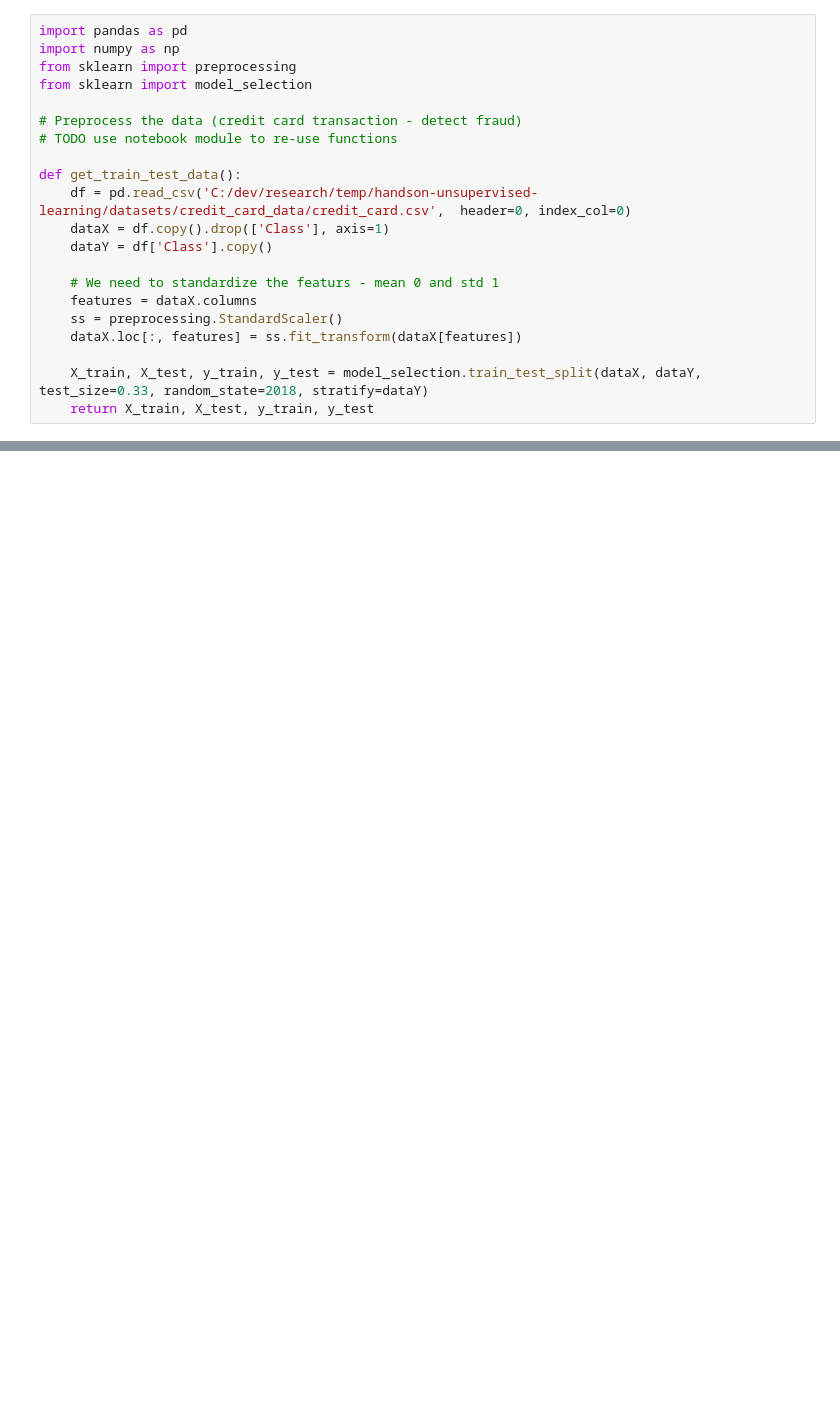
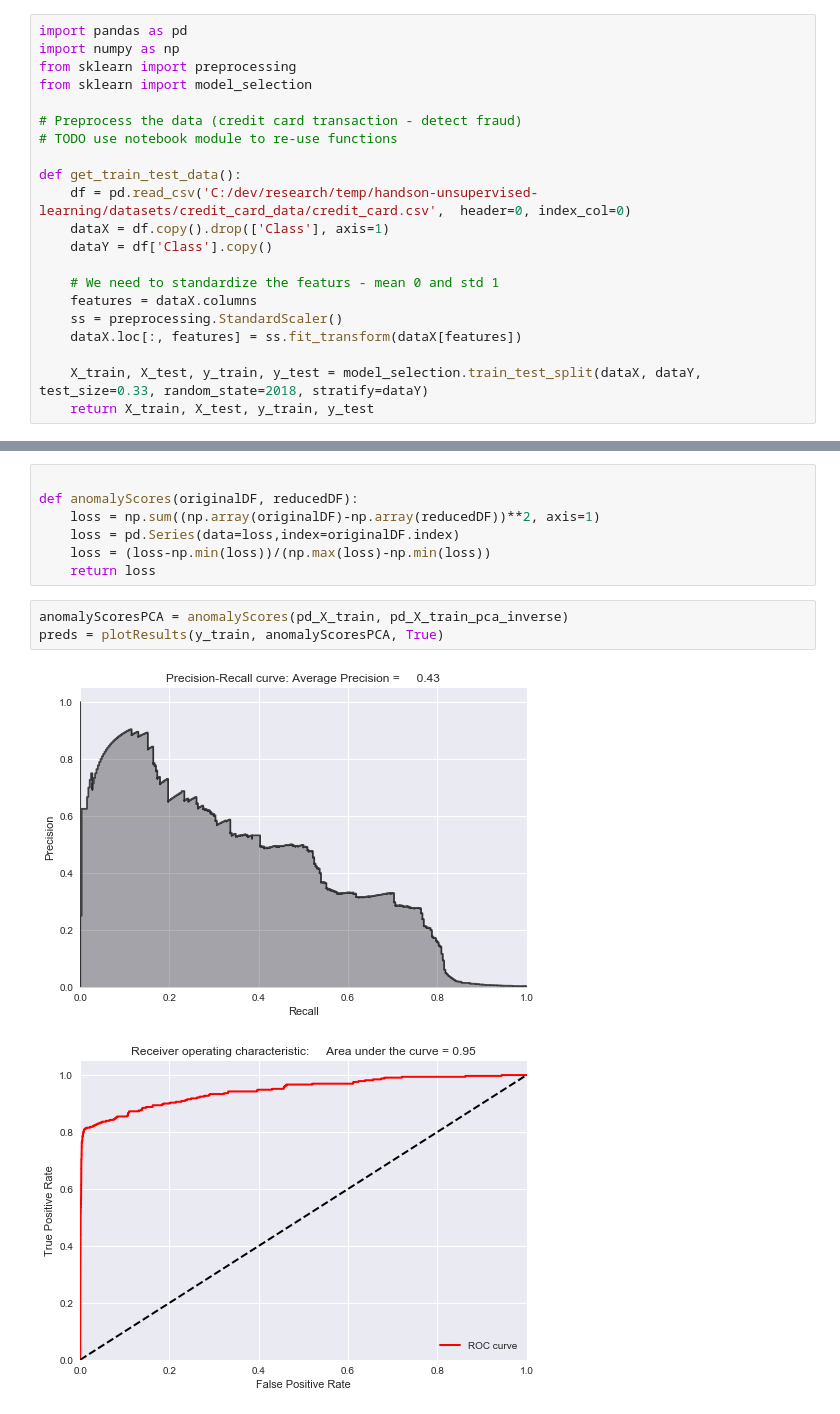
Before and after one commit to jchow/AIplayground, a Jupyter notebook: PCA/Anomaly Detection.ipynb, the cells around one changed output, grey strips where cells are left out. Cells and saved outputs as stored; diff of their text form; blank space fills up the shorter version.

```diff
--- a/PCA/Anomaly Detection.ipynb
+++ b/PCA/Anomaly Detection.ipynb
@@ -28,0 +130,13 @@ random_state = 2018
+# %%
+
+def anomalyScores(originalDF, reducedDF):
+    loss = np.sum((np.array(originalDF)-np.array(reducedDF))**2, axis=1)
+    loss = pd.Series(data=loss,index=originalDF.index)
+    loss = (loss-np.min(loss))/(np.max(loss)-np.min(loss))
+    return loss
+# %%
+anomalyScoresPCA = anomalyScores(pd_X_train, pd_X_train_pca_inverse)
+preds = plotResults(y_train, anomalyScoresPCA, True)
+# %% [output]
+[figure, added]
+[figure, added]
```
Also changed, not shown: parts of 12 cells of this notebook, 3 other files.
